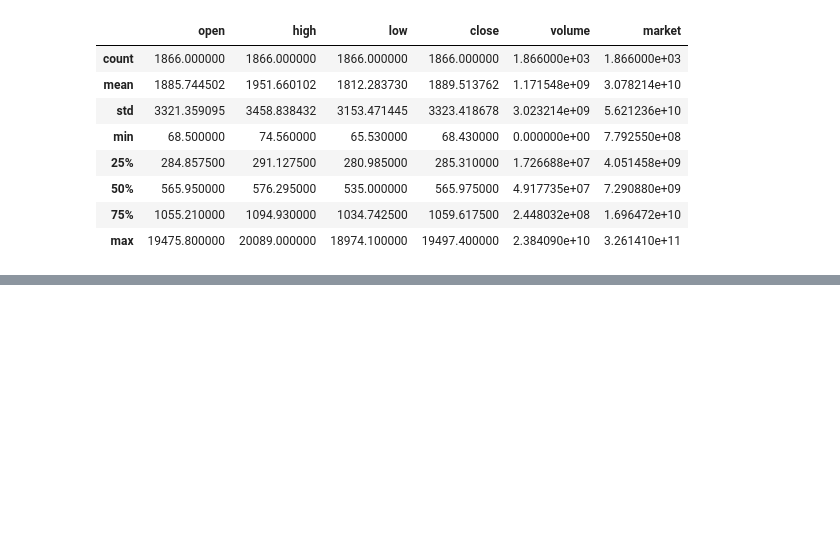
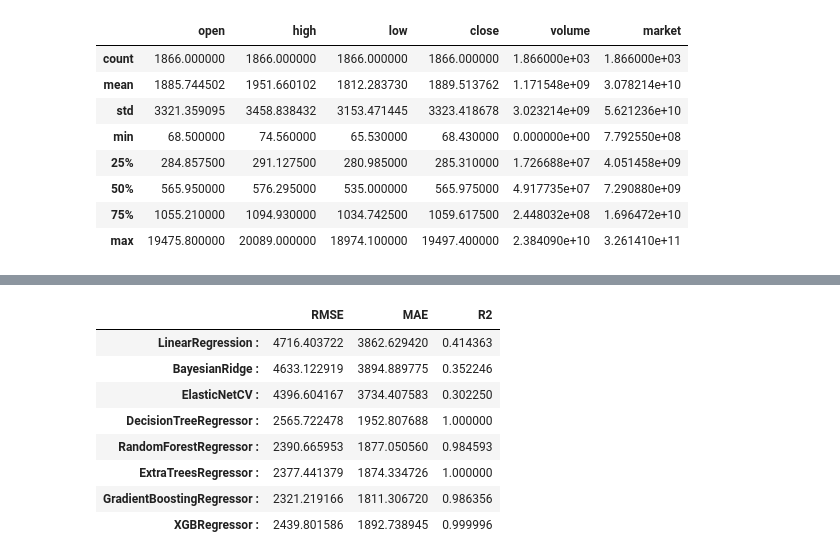
Before and after one commit to dokturdro/Data_Science, a Jupyter notebook: tseries_crypto_prediction/crypto_pred_pract.ipynb, the cells around one changed output, grey strips where cells are left out. Cells and saved outputs as stored; diff of their text form; code cells hidden in the pictures; blank space fills up the shorter version.

```diff
--- a/tseries_crypto_prediction/crypto_pred_pract.ipynb
+++ b/tseries_crypto_prediction/crypto_pred_pract.ipynb
@@ -167,3 +127,58 @@ ENetCV:   0.26
+# %%
+def reg_results_kfold(X, y, regressors):
+
+    result_dict = {}
+    cv = KFold(n_splits=5, random_state=42, shuffle=False)
+
+    for name,regressor in regressors:
+
+        rmse = []
+        mae = []
+        r2 = []
+
+        for train_index, test_index in cv.split(X):
+            X_train, X_test, y_train, y_test = X.iloc[train_index], X.iloc[test_index], y.iloc[train_index], y.iloc[test_index]
+            score = regressor.fit(X_train, y_train)
+            prediction = score.predict(X_test)
+
+            rmse.append(np.sqrt(mean_squared_error(y_test, prediction)))
+            mae.append(mean_absolute_error(y_test, prediction))
+            r2.append(score.score(X_train, y_train))
+
+        if name not in result_dict:
+            result_dict[name] = []
+
+        result_dict[name].append(np.mean(rmse))
+        result_dict[name].append(np.mean(mae))
+        result_dict[name].append(np.mean(r2))
+
+    return result_dict
+# %%
+regressors = [['LinearRegression : ', LinearRegression()],
+              ['BayesianRidge : ', BayesianRidge()],
+              ['ElasticNetCV : ', ElasticNetCV()],
+              ['DecisionTreeRegressor :', DecisionTreeRegressor()],
+              ['RandomForestRegressor :', RandomForestRegressor()],
+              ['ExtraTreesRegressor :', ExtraTreesRegressor()],
+              ['GradientBoostingRegressor :', GradientBoostingRegressor()],
+              ['XGBRegressor :', XGBRegressor()]]
+# %%
+reg_columns = ['RMSE', 'MAE', 'R2']
+
+regressor_results_kfold = reg_results_kfold(X, y, regressors)
+regressor_results_kfold = pd.DataFrame.from_dict(regressor_results_kfold, orient='index')
+regressor_results_kfold.columns = reg_columns
+regressor_results_kfold
+# %% [output]
+|  | RMSE | MAE | R2 |
+| LinearRegression : | 4716.403722 | 3862.629420 | 0.414363 |
+| BayesianRidge : | 4633.122919 | 3894.889775 | 0.352246 |
+| ElasticNetCV : | 4396.604167 | 3734.407583 | 0.302250 |
+| DecisionTreeRegressor : | 2565.722478 | 1952.807688 | 1.000000 |
+| RandomForestRegressor : | 2390.665953 | 1877.050560 | 0.984593 |
+| ExtraTreesRegressor : | 2377.441379 | 1874.334726 | 1.000000 |
+| GradientBoostingRegressor : | 2321.219166 | 1811.306720 | 0.986356 |
+| XGBRegressor : | 2439.801586 | 1892.738945 | 0.999996 |
 # %%
 # picking and using the best performing model
 model = RandomForestRegressor()
```
Also changed, not shown: parts of 11 cells of this notebook, 2 other files.
